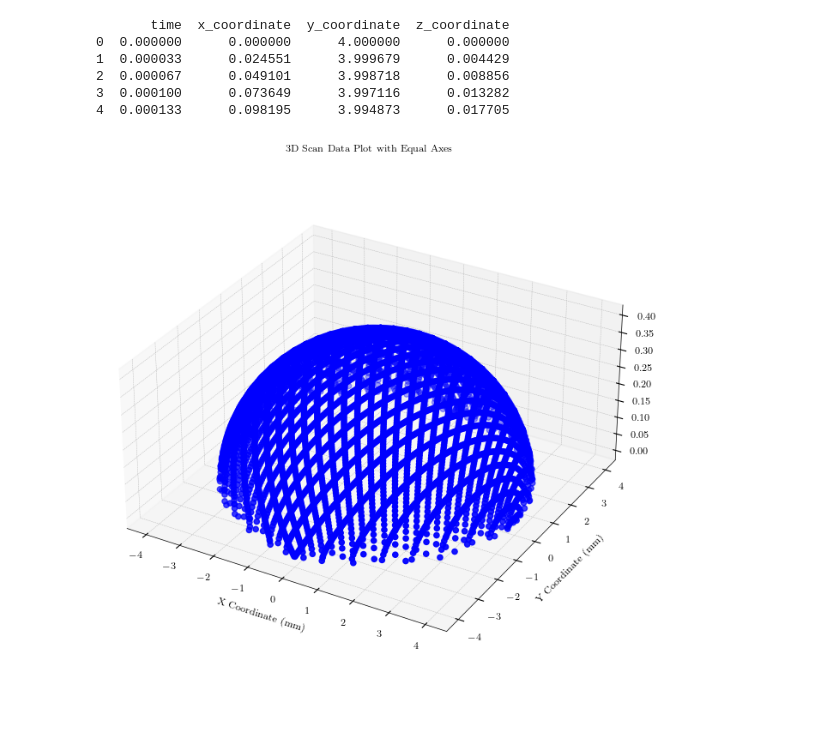
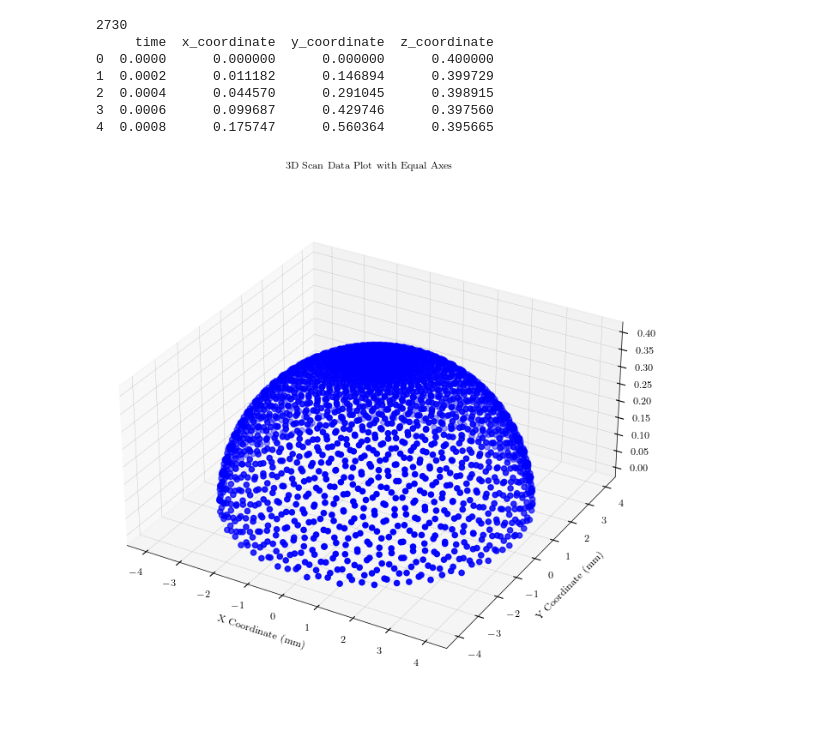
Before and after one commit to klaezhou/zernike, a Jupyter notebook: class/Zernike.ipynb, the cells around one changed output. Drawn from its saved outputs; the diff is of its cells as text; code cells hidden in the pictures.

```diff
--- a/class/Zernike.ipynb
+++ b/class/Zernike.ipynb
@@ -186,58 +51,57 @@ T = 0.546  # period in seconds
 a = 16
 b = 33
 omega = 2 * np.pi / T
-sampling_rate = 30000  # in Hz
+sampling_rate = 5000 # in Hz
 total_samples = int(T * sampling_rate)  # total samples in one period
-
+print(total_samples)
 # Time array
 t = np.linspace(0, T, total_samples)
 
 # Scan pattern equations
-x_sp = R_SP * np.sin(a * omega * t)
-y_sp = R_SP * np.cos(b * omega * t)
-z_sp = 0.1*np.sqrt(R_SP**2 - x_sp**2 - y_sp**2)
+x_sp = R_SP * np.sin(a * omega * t)*np.sin(b * omega * t)
+y_sp = R_SP * np.cos(b * omega * t)*np.sin(a * omega * t)
+z_sp = 0.1*np.sqrt(np.abs((R_SP)**2 - x_sp**2 - y_sp**2))
 
 # Update the dataset with z-coordinate
-
-
 # Creating the dataset
 scan_data = pd.DataFrame({
     'time': t,
     'x_coordinate': x_sp,
     'y_coordinate': y_sp,
     'z_coordinate':z_sp
 })
 filtered_data = scan_data[(scan_data['x_coordinate'] != 0) & (scan_data['y_coordinate'] != 0)]
 print(scan_data.head())
 
 # Create a 3D plot
 fig = plt.figure(figsize=(8, 8))
 ax = fig.add_subplot(111, projection='3d')
 
 # Plotting the data
 ax.scatter(scan_data['x_coordinate'], scan_data['y_coordinate'], scan_data['z_coordinate'], c='blue', marker='o')
 
 # Setting equal aspect ratio
 ax.set_box_aspect([1,1,0.5])  # Equal aspect ratio
 
 # Labeling the axes
 ax.set_xlabel('X Coordinate (mm)')
 ax.set_ylabel('Y Coordinate (mm)')
 ax.set_zlabel('Z Coordinate (mm)')
 
 # Setting the title
 ax.set_title('3D Scan Data Plot with Equal Axes')
 
 # Show plot
 plt.show()
 # %% [output]
-       time  x_coordinate  y_coordinate  z_coordinate
-0  0.000000      0.000000      4.000000      0.000000
-1  0.000033      0.024551      3.999679      0.004429
-2  0.000067      0.049101      3.998718      0.008856
-3  0.000100      0.073649      3.997116      0.013282
-4  0.000133      0.098195      3.994873      0.017705
+2730
+     time  x_coordinate  y_coordinate  z_coordinate
+0  0.0000      0.000000      0.000000      0.400000
+1  0.0002      0.011182      0.146894      0.399729
+2  0.0004      0.044570      0.291045      0.398915
+3  0.0006      0.099687      0.429746      0.397560
+4  0.0008      0.175747      0.560364      0.395665
-[figure, old version]
+[figure, new version]
 # %%
 x=x_sp.flatten()
 y=y_sp.flatten()
```
Also changed, not shown: parts of 19 cells of this notebook, 1 other file.
